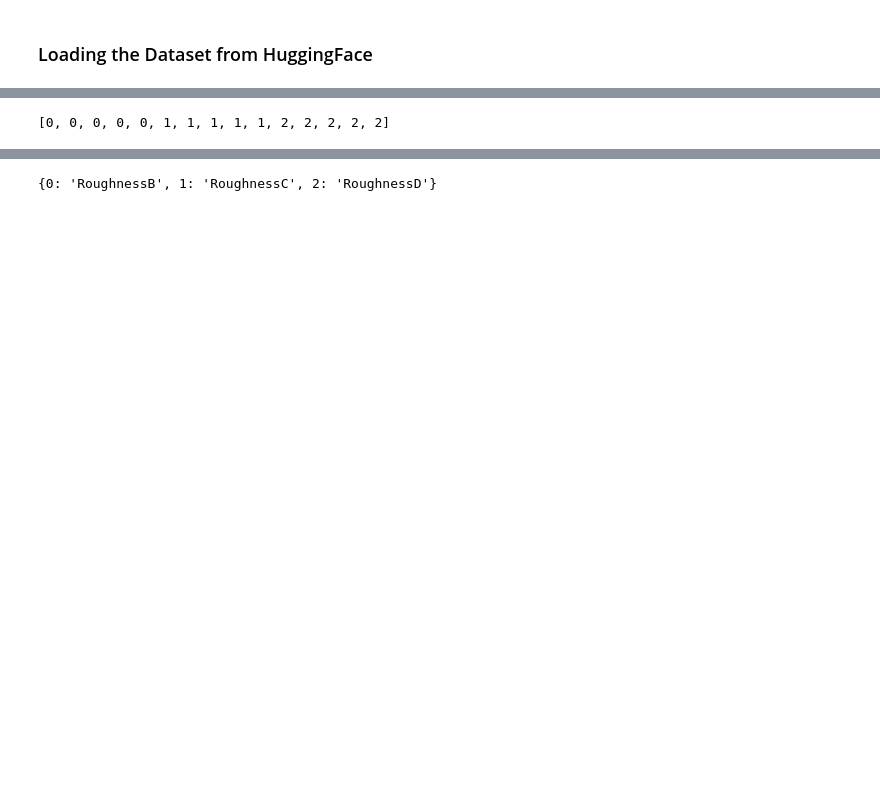
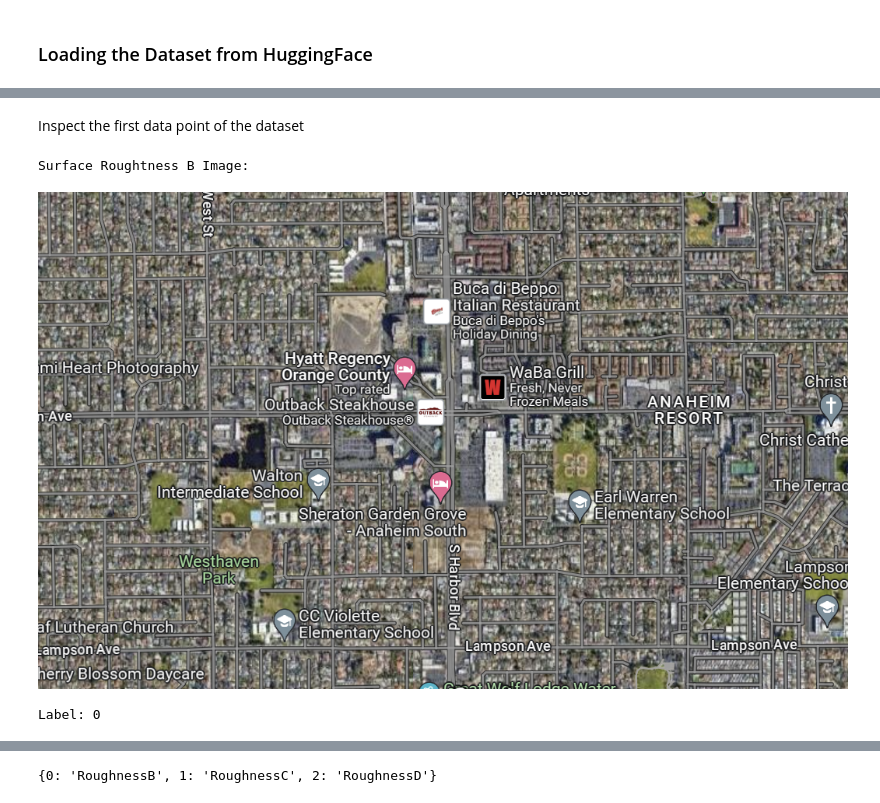
Before and after one commit to shzheng-po/SurfaceRoughnessCategory, a Jupyter notebook: NCSEA - Transfer Learning using Visual Transformers.ipynb, the cells around one changed output, grey strips where cells are left out. Drawn from its saved outputs; the diff is of its cells as text; code cells hidden in the pictures; blank space fills up the shorter version.

```diff
--- a/NCSEA - Transfer Learning using Visual Transformers.ipynb
+++ b/NCSEA - Transfer Learning using Visual Transformers.ipynb
@@ -108,4 +43,0 @@ test_ds = dataset['test']
-# %%
-test_ds['label']
-# %% [output]
-[0, 0, 0, 0, 0, 1, 1, 1, 1, 1, 2, 2, 2, 2, 2]
@@ -117,0 +44,15 @@ test_ds['label']
+# %% [markdown]
+Inspect the first data point of the dataset
+# %%
+from PIL import Image
+from IPython.display import display
+
+img = train_ds[0]['image']
+print("Surface Roughtness B Image: ")
+display(img)
+label = train_ds[0]['label']
+print("Label:", label)
+# %% [output]
+Surface Roughtness B Image:
+[figure, added]
+Label: 0
```
Also changed, not shown: parts of 73 cells of this notebook.
